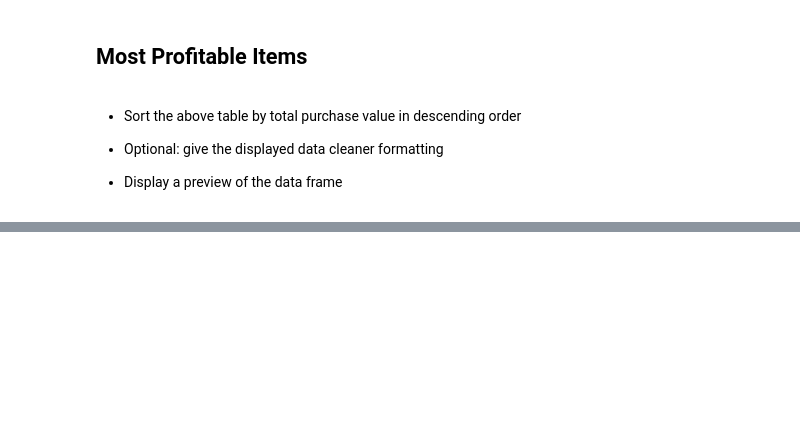
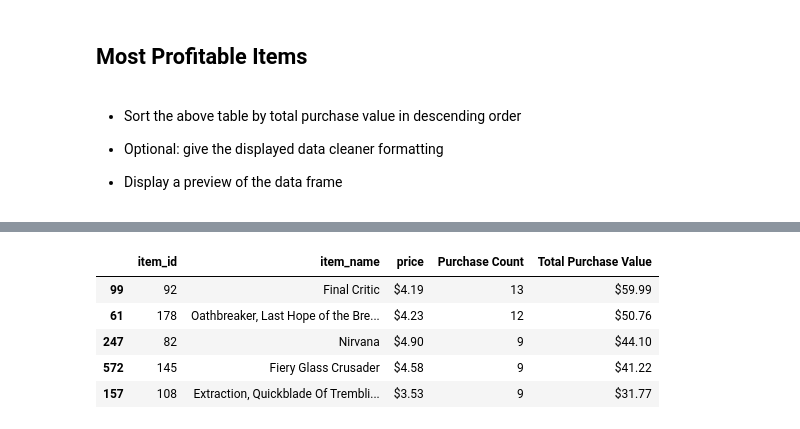
Before and after one commit to faithlierheimer/DABootCampLierheimer, a Jupyter notebook: pandas-challenge/HeroesOfPymoli.ipynb, the cells around one changed output, grey strips where cells are left out. Cells and saved outputs as stored; diff of their text form; code cells hidden in the pictures; blank space fills up the shorter version.

```diff
--- a/pandas-challenge/HeroesOfPymoli.ipynb
+++ b/pandas-challenge/HeroesOfPymoli.ipynb
@@ -896,0 +889,10 @@ popular_items_sorted2
+# %%
+popular_items_most_profitable = popular_items_no_dupes_sorted.sort_values(by = ['Purchase Count', 'Total Purchase Value'], ascending = False)
+popular_items_most_profitable.head()
+# %% [output]
+|  | item_id | item_name | price | Purchase Count | Total Purchase Value |
+| 99 | 92 | Final Critic | $4.19 | 13 | $59.99 |
+| 61 | 178 | Oathbreaker, Last Hope of the Bre... | $4.23 | 12 | $50.76 |
+| 247 | 82 | Nirvana | $4.90 | 9 | $44.10 |
+| 572 | 145 | Fiery Glass Crusader | $4.58 | 9 | $41.22 |
+| 157 | 108 | Extraction, Quickblade Of Trembli... | $3.53 | 9 | $31.77 |
```
Also changed, not shown: parts of 7 cells of this notebook.
